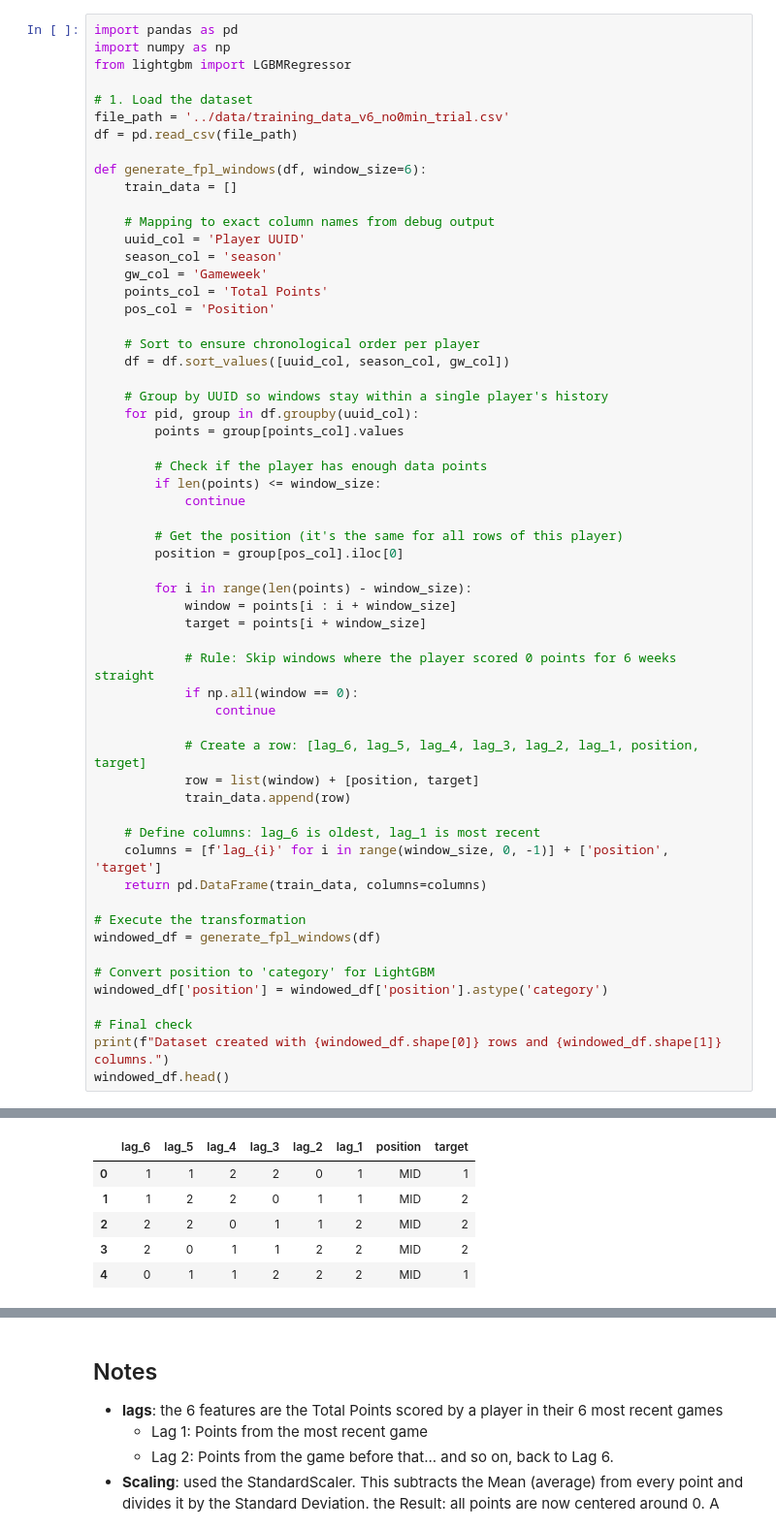
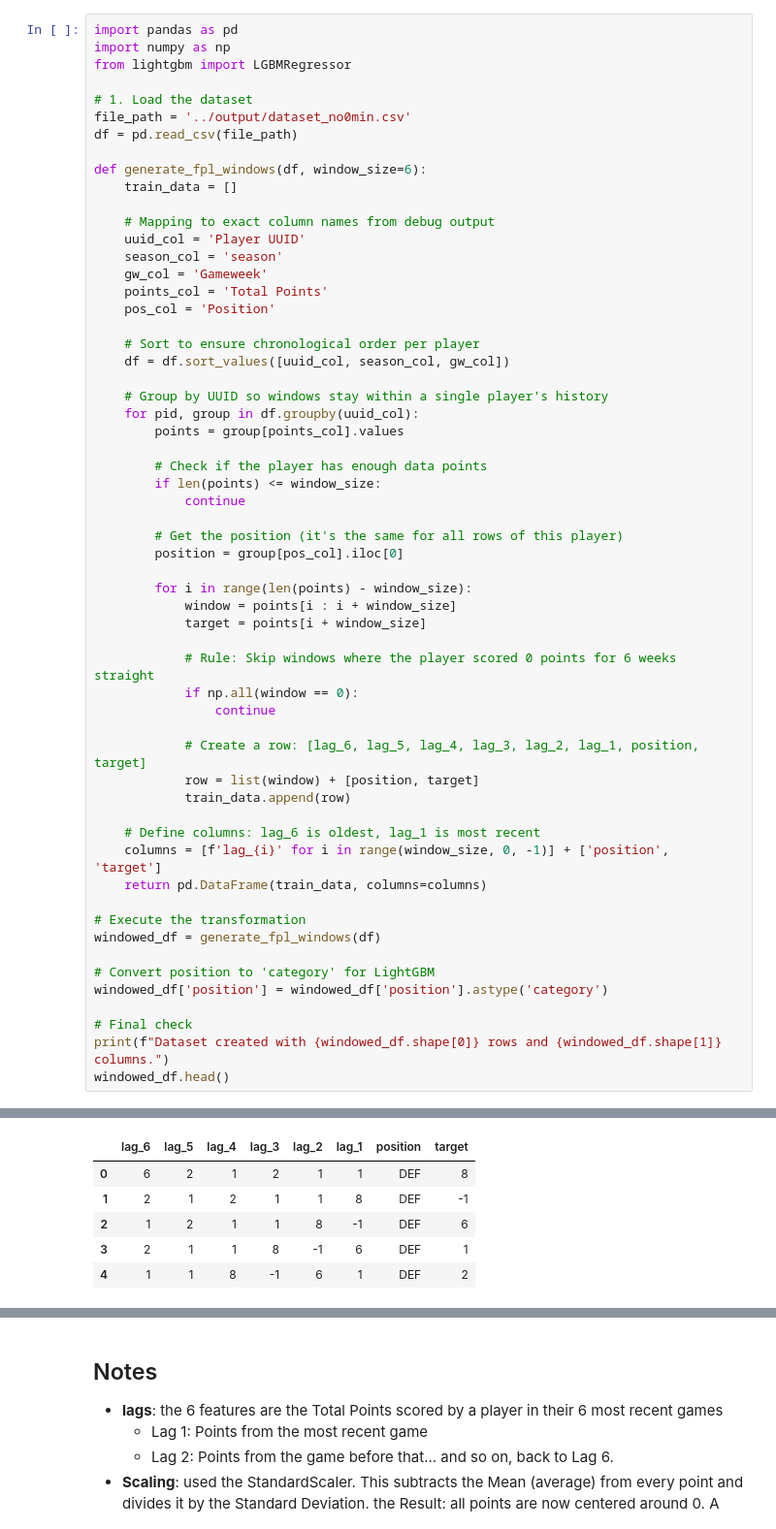
Before and after one commit to sophiedelrey/fpl_pipeline, a Jupyter notebook: models/forecaster.ipynb, the cells around one changed output, grey strips where cells are left out. Shown at 97% size. Saved outputs shown, nothing was run; the diff lists cells and outputs as text.

```diff
--- a/models/forecaster.ipynb
+++ b/models/forecaster.ipynb
@@ -4,7 +4,7 @@ import numpy as np
 from lightgbm import LGBMRegressor
 
 # 1. Load the dataset
-file_path = '../data/training_data_v6_no0min_trial.csv'
+file_path = '../output/dataset_no0min.csv'
 df = pd.read_csv(file_path)
 
 def generate_fpl_windows(df, window_size=6):
@@ -61,8 +61,8 @@ Dataset created with 20580 rows and 8 columns.
 |  | lag_6 | lag_5 | lag_4 | lag_3 | lag_2 | lag_1 | position | target |
-| 0 | 1 | 1 | 2 | 2 | 0 | 1 | MID | 1 |
-| 1 | 1 | 2 | 2 | 0 | 1 | 1 | MID | 2 |
-| 2 | 2 | 2 | 0 | 1 | 1 | 2 | MID | 2 |
-| 3 | 2 | 0 | 1 | 1 | 2 | 2 | MID | 2 |
-| 4 | 0 | 1 | 1 | 2 | 2 | 2 | MID | 1 |
+| 0 | 6 | 2 | 1 | 2 | 1 | 1 | DEF | 8 |
+| 1 | 2 | 1 | 2 | 1 | 1 | 8 | DEF | -1 |
+| 2 | 1 | 2 | 1 | 1 | 8 | -1 | DEF | 6 |
+| 3 | 2 | 1 | 1 | 8 | -1 | 6 | DEF | 1 |
+| 4 | 1 | 1 | 8 | -1 | 6 | 1 | DEF | 2 |
 # %%
 #%pip install pandas numpy lightgbm scikit-learn matplotlib seaborn
```
Also changed, not shown: parts of 9 cells of this notebook, 1 other file.
